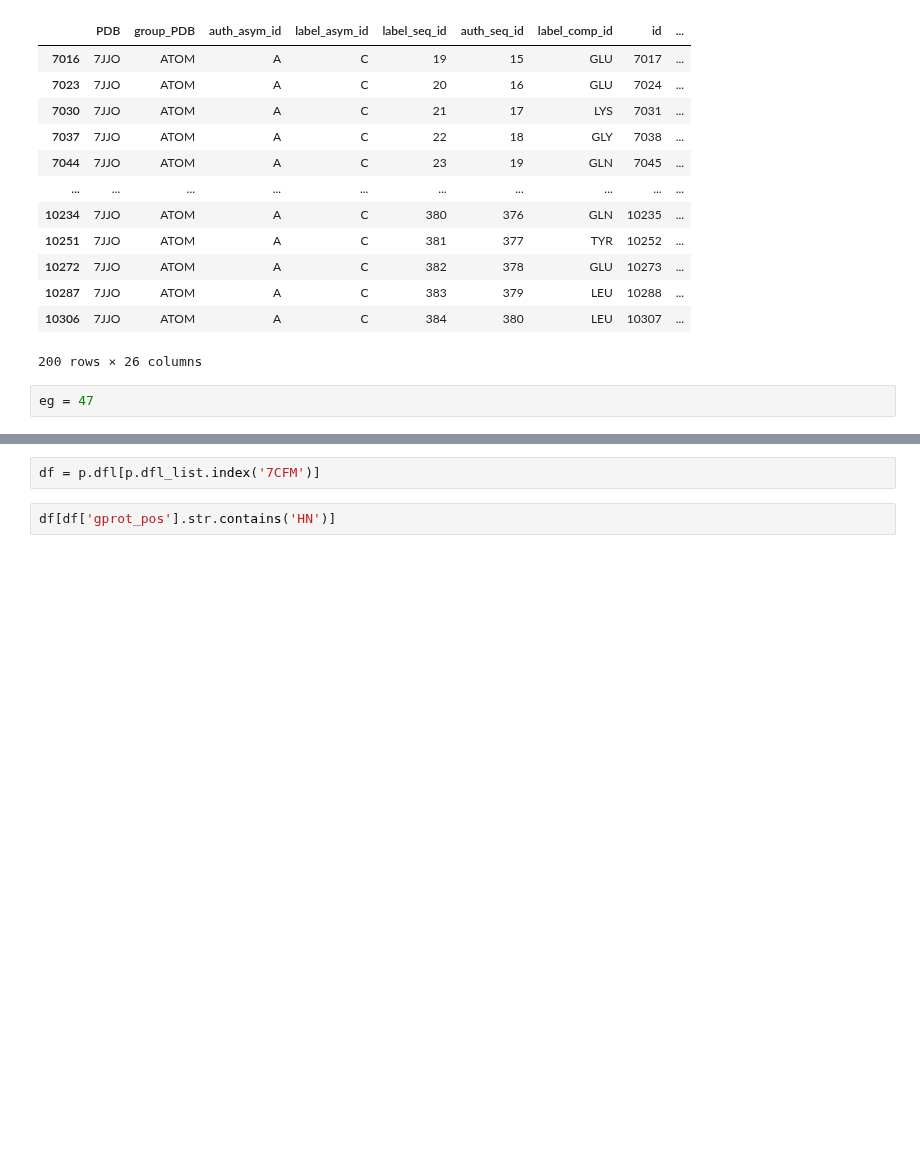
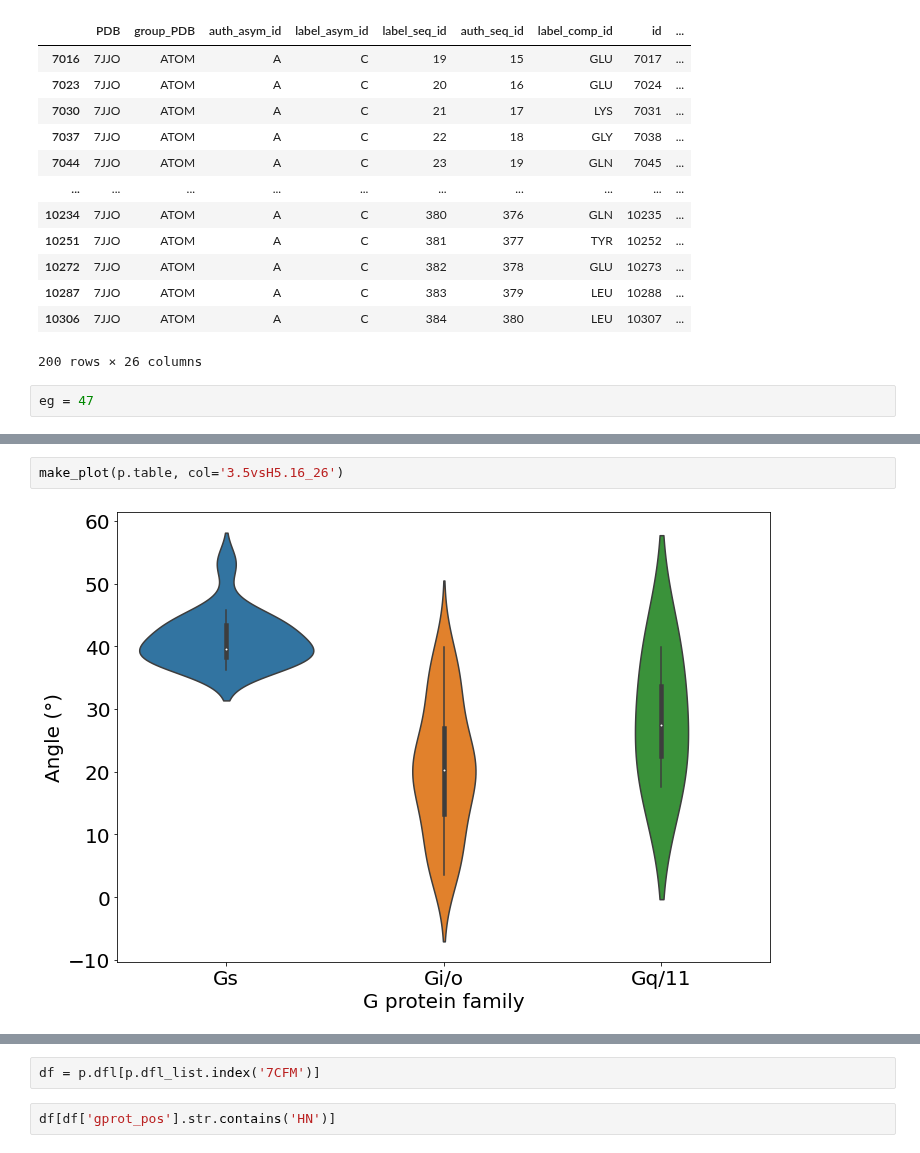
Before and after one commit to flurinh/mt, a Jupyter notebook: helixangle.ipynb, the cells around one changed output, grey strips where cells are left out. Saved outputs shown, nothing was run; the diff lists cells and outputs as text; blank space fills up the shorter version.

```diff
--- a/helixangle.ipynb
+++ b/helixangle.ipynb
@@ -177,0 +136,4 @@ small[(p.table['angle']>0)&(small['Family']=='Gi/o')].sort_values('uniprot(gene)
+# %%
+make_plot(p.table, col='3.5vsH5.16_26')
+# %% [output]
+[figure, added]
```
Also changed, not shown: parts of 24 cells of this notebook, 19 other files.
